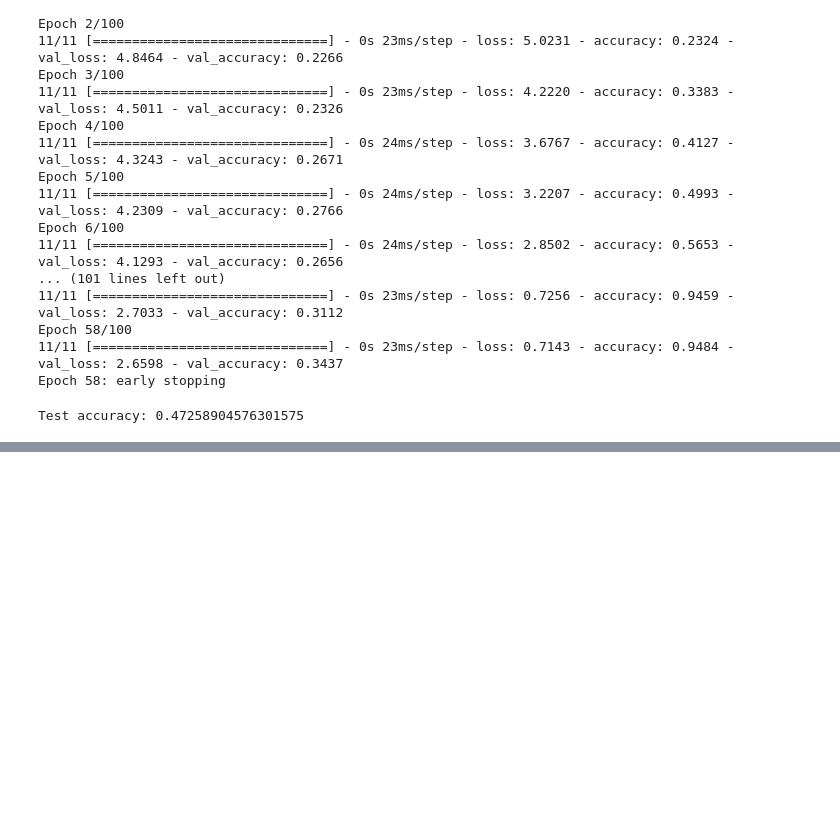
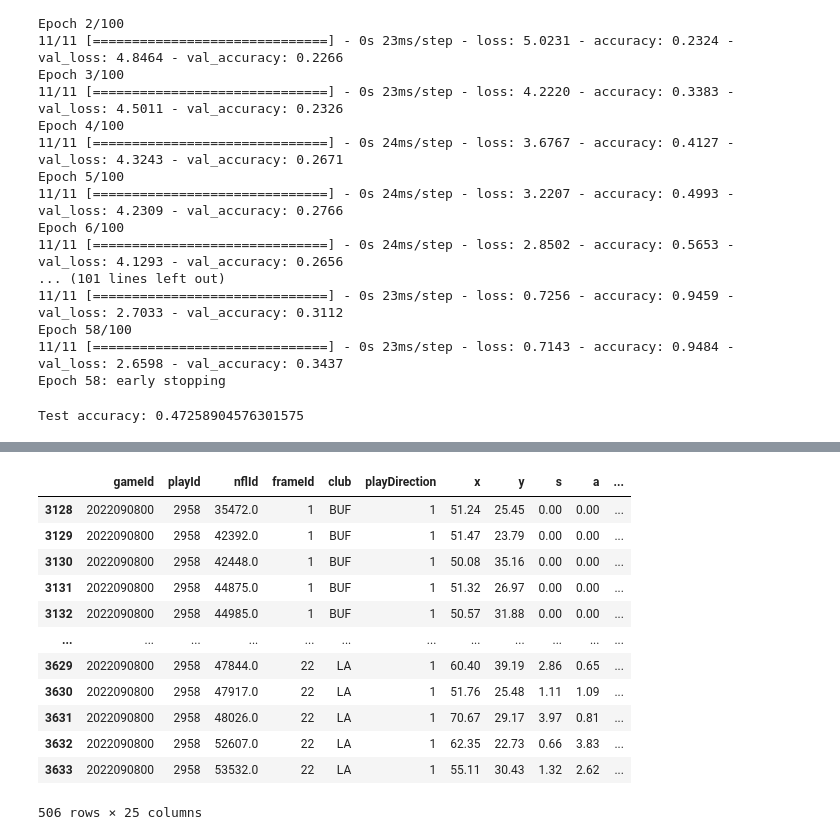
Before and after one commit to Alf-caput/NFL2022_TacklePredictNN, a Jupyter notebook: piping.ipynb, the cells around one changed output, grey strips where cells are left out. Cells and saved outputs as stored; diff of their text form; code cells hidden in the pictures; blank space fills up the shorter version.

```diff
--- a/piping.ipynb
+++ b/piping.ipynb
@@ -375,0 +374,23 @@ jugadas_seleccionadas
+# %%
+game_id = 2022090800
+
+play_id = 2958
+
+idname = str(game_id) + '_' + str(play_id)
+# %%
+play = df.loc[(df['gameId'] == game_id) & (df['playId'] == play_id)]
+play
+# %% [output]
+|  | gameId | playId | nflId | frameId | club | playDirection | x | y | s | a | ... |
+| 3128 | 2022090800 | 2958 | 35472.0 | 1 | BUF | 1 | 51.24 | 25.45 | 0.00 | 0.00 | ... |
+| 3129 | 2022090800 | 2958 | 42392.0 | 1 | BUF | 1 | 51.47 | 23.79 | 0.00 | 0.00 | ... |
+| 3130 | 2022090800 | 2958 | 42448.0 | 1 | BUF | 1 | 50.08 | 35.16 | 0.00 | 0.00 | ... |
+| 3131 | 2022090800 | 2958 | 44875.0 | 1 | BUF | 1 | 51.32 | 26.97 | 0.00 | 0.00 | ... |
+| 3132 | 2022090800 | 2958 | 44985.0 | 1 | BUF | 1 | 50.57 | 31.88 | 0.00 | 0.00 | ... |
+| ... | ... | ... | ... | ... | ... | ... | ... | ... | ... | ... | ... |
+| 3629 | 2022090800 | 2958 | 47844.0 | 22 | LA | 1 | 60.40 | 39.19 | 2.86 | 0.65 | ... |
+| 3630 | 2022090800 | 2958 | 47917.0 | 22 | LA | 1 | 51.76 | 25.48 | 1.11 | 1.09 | ... |
+| 3631 | 2022090800 | 2958 | 48026.0 | 22 | LA | 1 | 70.67 | 29.17 | 3.97 | 0.81 | ... |
+| 3632 | 2022090800 | 2958 | 52607.0 | 22 | LA | 1 | 62.35 | 22.73 | 0.66 | 3.83 | ... |
+| 3633 | 2022090800 | 2958 | 53532.0 | 22 | LA | 1 | 55.11 | 30.43 | 1.32 | 2.62 | ... |
+506 rows × 25 columns
```
Also changed, not shown: parts of 5 cells of this notebook, 3 other files.
